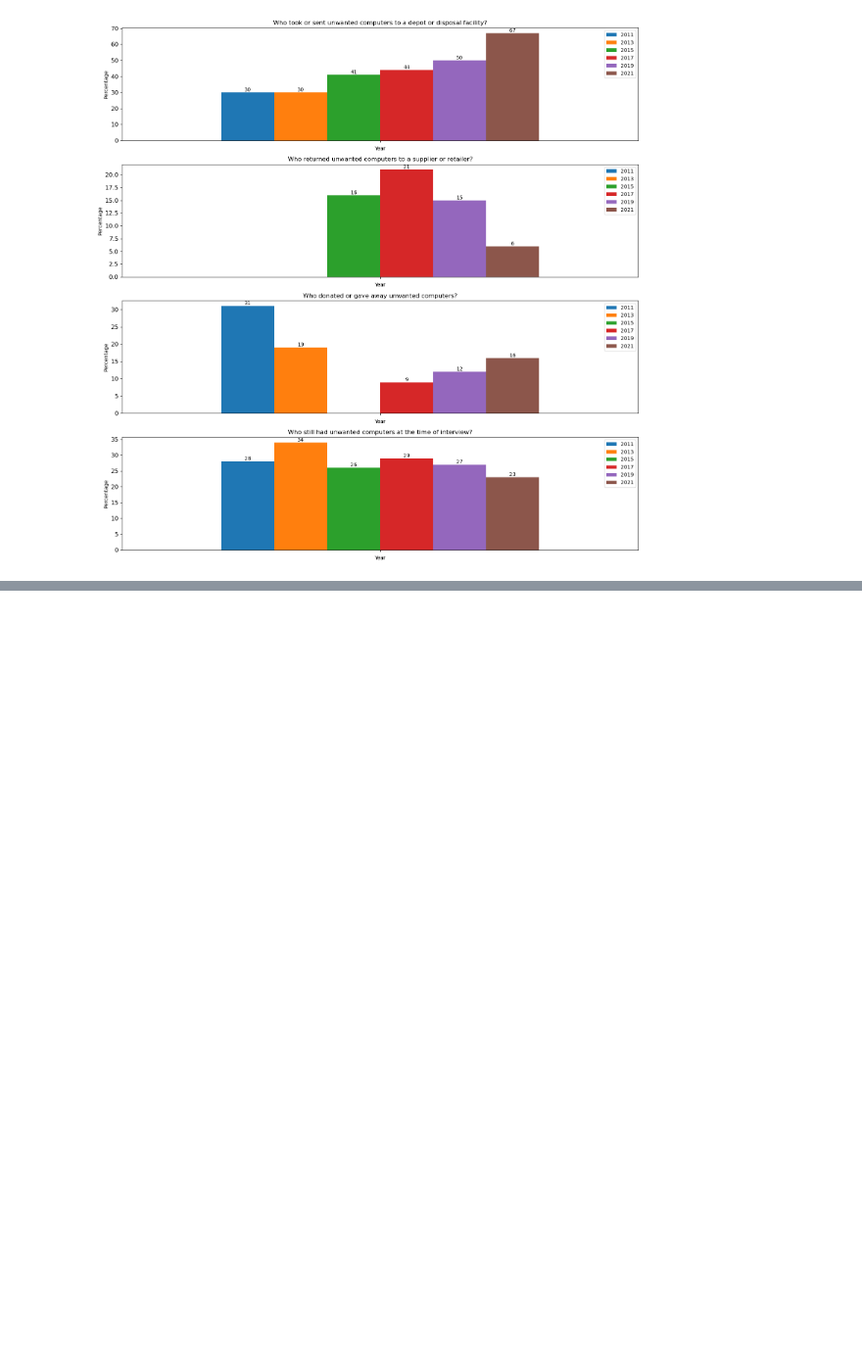
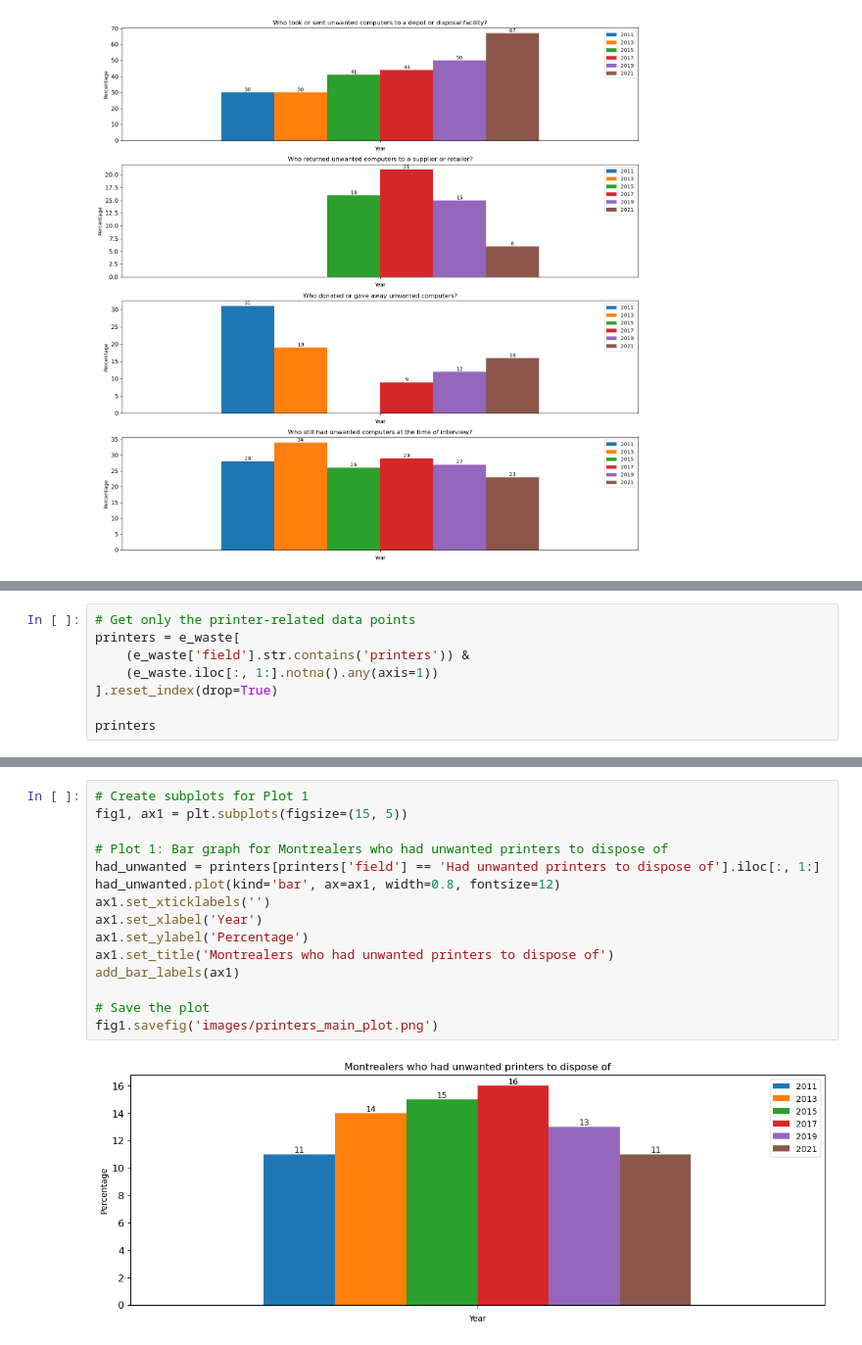
Before and after one commit to BlackSound1/SUST601-Project, a Jupyter notebook: e-waste_notebook.ipynb, the cells around one changed output, grey strips where cells are left out. Shown: that part at 98% size. Saved outputs shown, nothing was run; the diff lists cells and outputs as text; blank space fills up the shorter version.

Commit message:
Added printer data, added headers for better organization

```diff
--- a/e-waste_notebook.ipynb
+++ b/e-waste_notebook.ipynb
@@ -135,0 +155,8 @@ plt.show()
+# %%
+# Get only the printer-related data points
+printers = e_waste[
+    (e_waste['field'].str.contains('printers')) &
+    (e_waste.iloc[:, 1:].notna().any(axis=1))
+].reset_index(drop=True)
+
+printers
@@ -135,0 +171,17 @@ plt.show()
+# %%
+# Create subplots for Plot 1
+fig1, ax1 = plt.subplots(figsize=(15, 5))
+
+# Plot 1: Bar graph for Montrealers who had unwanted printers to dispose of
+had_unwanted = printers[printers['field'] == 'Had unwanted printers to dispose of'].iloc[:, 1:]
+had_unwanted.plot(kind='bar', ax=ax1, width=0.8, fontsize=12)
+ax1.set_xticklabels('')
+ax1.set_xlabel('Year')
+ax1.set_ylabel('Percentage')
+ax1.set_title('Montrealers who had unwanted printers to dispose of')
+add_bar_labels(ax1)
+
+# Save the plot
+fig1.savefig('images/printers_main_plot.png')
+# %% [output]
+[figure, added]
```
Also changed, not shown: parts of 6 cells of this notebook, 2 other files.
